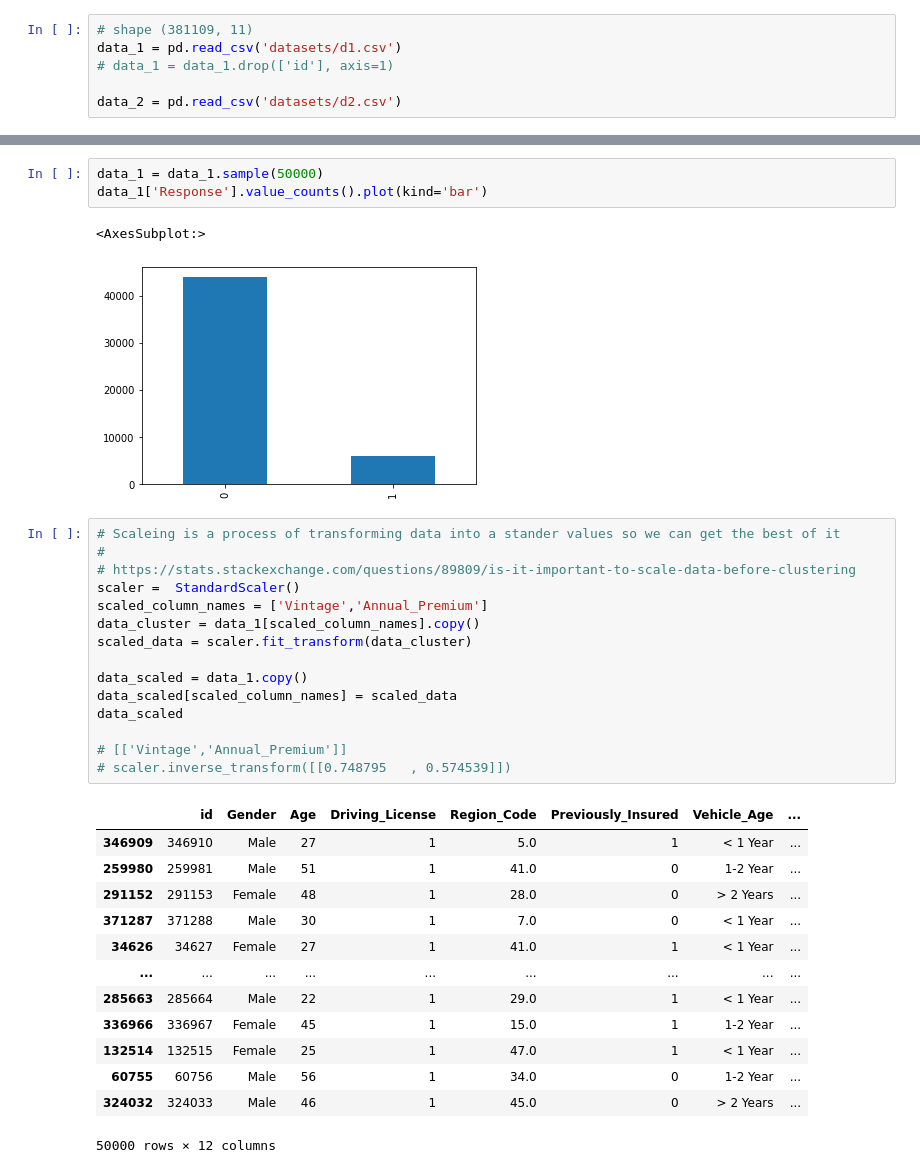
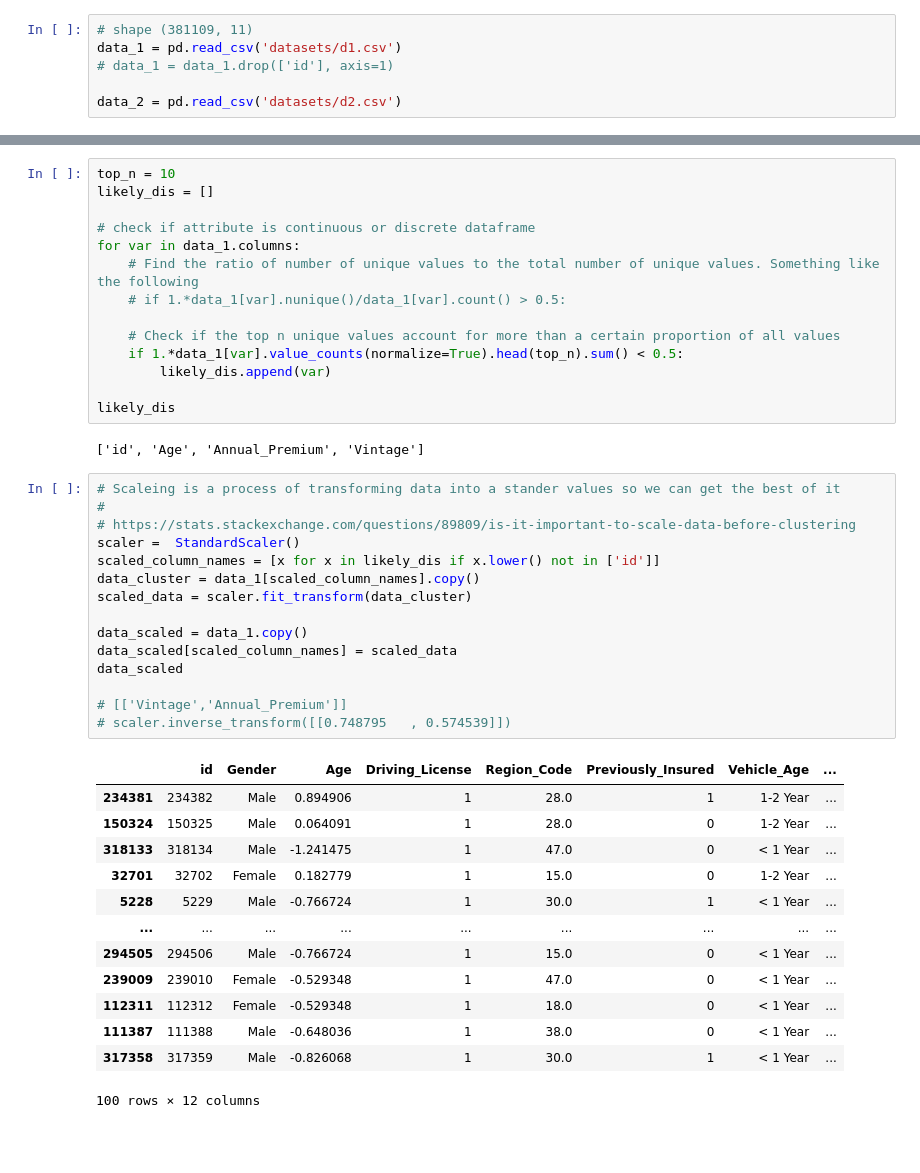
Before and after one commit to atf98/An-Efficient-Discretization-Algorithm-Using-Rough-Set-Theory, a Jupyter notebook: algorithm.ipynb, the cells around one changed output, grey strips where cells are left out. Drawn from its saved outputs; the diff is of its cells as text; blank space fills up the shorter version.

```diff
--- a/algorithm.ipynb
+++ b/algorithm.ipynb
@@ -42,35 +67,45 @@ dtype: int64
-# %%
-data_1 = data_1.sample(50000)
-data_1['Response'].value_counts().plot(kind='bar')
-# %% [output]
-<AxesSubplot:>
-[figure, removed]
+# %%
+top_n = 10
+likely_dis = []
+
+# check if attribute is continuous or discrete dataframe
+for var in data_1.columns:
+    # Find the ratio of number of unique values to the total number of unique values. Something like the following
+    # if 1.*data_1[var].nunique()/data_1[var].count() > 0.5:
+
+    # Check if the top n unique values account for more than a certain proportion of all values
+    if 1.*data_1[var].value_counts(normalize=True).head(top_n).sum() < 0.5:
+        likely_dis.append(var)
+
+likely_dis
+# %% [output]
+['id', 'Age', 'Annual_Premium', 'Vintage']
 # %%
 # Scaleing is a process of transforming data into a stander values so we can get the best of it
 #
 # https://stats.stackexchange.com/questions/89809/is-it-important-to-scale-data-before-clustering
 scaler =  StandardScaler()
-scaled_column_names = ['Vintage','Annual_Premium']
+scaled_column_names = [x for x in likely_dis if x.lower() not in ['id']]
 data_cluster = data_1[scaled_column_names].copy()
 scaled_data = scaler.fit_transform(data_cluster)
 
 data_scaled = data_1.copy()
 data_scaled[scaled_column_names] = scaled_data
 data_scaled
 
 # [['Vintage','Annual_Premium']]
 # scaler.inverse_transform([[0.748795	, 0.574539]])
 # %% [output]
 |  | id | Gender | Age | Driving_License | Region_Code | Previously_Insured | Vehicle_Age | ... |
-| 346909 | 346910 | Male | 27 | 1 | 5.0 | 1 | < 1 Year | ... |
-| 259980 | 259981 | Male | 51 | 1 | 41.0 | 0 | 1-2 Year | ... |
-| 291152 | 291153 | Female | 48 | 1 | 28.0 | 0 | > 2 Years | ... |
-| 371287 | 371288 | Male | 30 | 1 | 7.0 | 0 | < 1 Year | ... |
-| 34626 | 34627 | Female | 27 | 1 | 41.0 | 1 | < 1 Year | ... |
+| 234381 | 234382 | Male | 0.894906 | 1 | 28.0 | 1 | 1-2 Year | ... |
+| 150324 | 150325 | Male | 0.064091 | 1 | 28.0 | 0 | 1-2 Year | ... |
+| 318133 | 318134 | Male | -1.241475 | 1 | 47.0 | 0 | < 1 Year | ... |
+| 32701 | 32702 | Female | 0.182779 | 1 | 15.0 | 0 | 1-2 Year | ... |
+| 5228 | 5229 | Male | -0.766724 | 1 | 30.0 | 1 | < 1 Year | ... |
 | ... | ... | ... | ... | ... | ... | ... | ... | ... |
-| 285663 | 285664 | Male | 22 | 1 | 29.0 | 1 | < 1 Year | ... |
-| 336966 | 336967 | Female | 45 | 1 | 15.0 | 1 | 1-2 Year | ... |
-| 132514 | 132515 | Female | 25 | 1 | 47.0 | 1 | < 1 Year | ... |
-| 60755 | 60756 | Male | 56 | 1 | 34.0 | 0 | 1-2 Year | ... |
-| 324032 | 324033 | Male | 46 | 1 | 45.0 | 0 | > 2 Years | ... |
+| 294505 | 294506 | Male | -0.766724 | 1 | 15.0 | 0 | < 1 Year | ... |
+| 239009 | 239010 | Female | -0.529348 | 1 | 47.0 | 0 | < 1 Year | ... |
+| 112311 | 112312 | Female | -0.529348 | 1 | 18.0 | 0 | < 1 Year | ... |
+| 111387 | 111388 | Male | -0.648036 | 1 | 38.0 | 0 | < 1 Year | ... |
+| 317358 | 317359 | Male | -0.826068 | 1 | 30.0 | 1 | < 1 Year | ... |
-50000 rows × 12 columns
+100 rows × 12 columns
```
Also changed, not shown: parts of 20 cells of this notebook, 8 other files.
